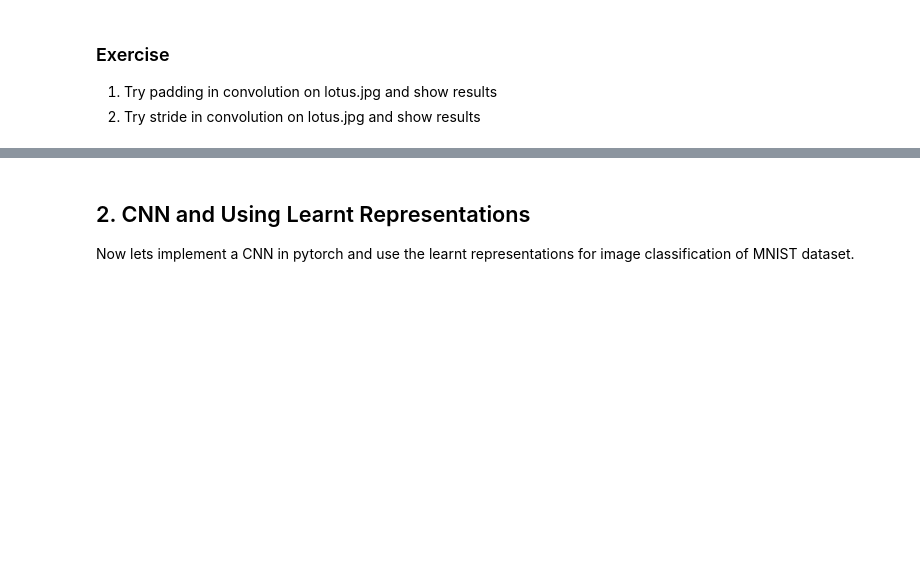
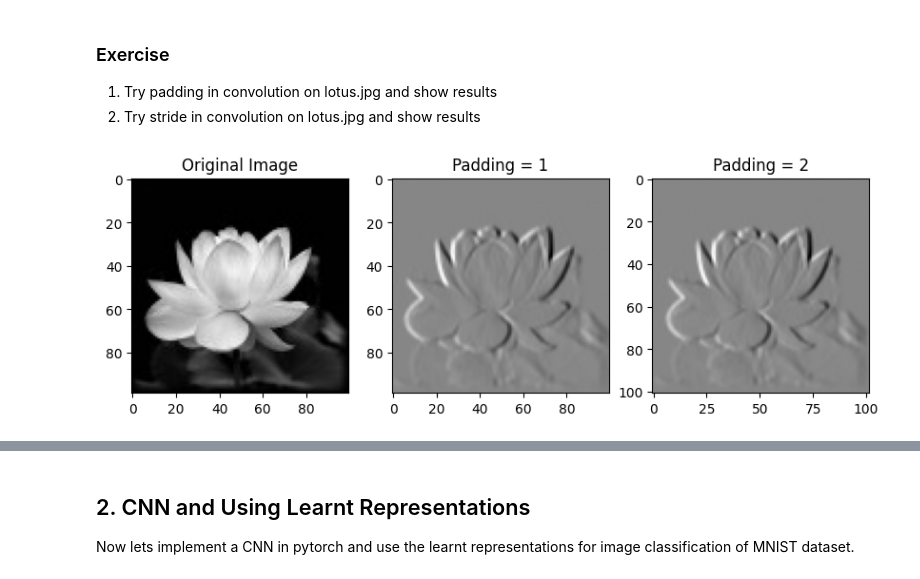
Before and after one commit to Gnanasree12/iiit_project_and_lab, a Jupyter notebook: AIML_CNN_&_Architectures.ipynb, the cells around one changed output, grey strips where cells are left out. Saved outputs shown, nothing was run; the diff lists cells and outputs as text; code cells hidden in the pictures; blank space fills up the shorter version.

```diff
--- a/AIML_CNN_&_Architectures.ipynb
+++ b/AIML_CNN_&_Architectures.ipynb
@@ -221,0 +230,46 @@ Output image size:  (97, 98)
+# %%
+def apply_conv_with_padding(image, kernel_size, padding):
+    # Convert image to tensor
+    image_tensor = torch.from_numpy(image).float()
+    image_tensor = image_tensor.unsqueeze(0).unsqueeze(0)  # Add batch and channel dimensions
+
+    # Create a simple kernel (e.g., vertical edge detection)
+    kernel = torch.tensor([[-1, 0, 1], [-2, 0, 2], [-1, 0, 1]]).float()
+    kernel = kernel.unsqueeze(0).unsqueeze(0)  # Add batch and channel dimensions
+
+    # Create a Conv2d layer with padding
+    conv_layer = Conv2d(1, 1, kernel_size=kernel_size, padding=padding)
+    conv_layer.weight = torch.nn.Parameter(kernel)
+
+    # Apply convolution
+    output_tensor = conv_layer(image_tensor)
+
+    # Convert output back to numpy array
+    output_image = output_tensor.squeeze().detach().numpy()
+
+    return output_image
+# %%
+# Apply convolution with padding = 1
+output_image_padding_1 = apply_conv_with_padding(image, kernel_size=3, padding=1)
+
+# Apply convolution with padding = 2
+output_image_padding_2 = apply_conv_with_padding(image, kernel_size=3, padding=2)
+
+# Display the results
+plt.figure(figsize=(10, 5))
+
+plt.subplot(131)
+plt.imshow(image, cmap='gray')
+plt.title('Original Image')
+
+plt.subplot(132)
+plt.imshow(output_image_padding_1, cmap='gray')
+plt.title('Padding = 1')
+
+plt.subplot(133)
+plt.imshow(output_image_padding_2, cmap='gray')
+plt.title('Padding = 2')
+
+plt.show()
+# %% [output]
+[figure, added]
```
Also changed, not shown: parts of 26 cells of this notebook.
